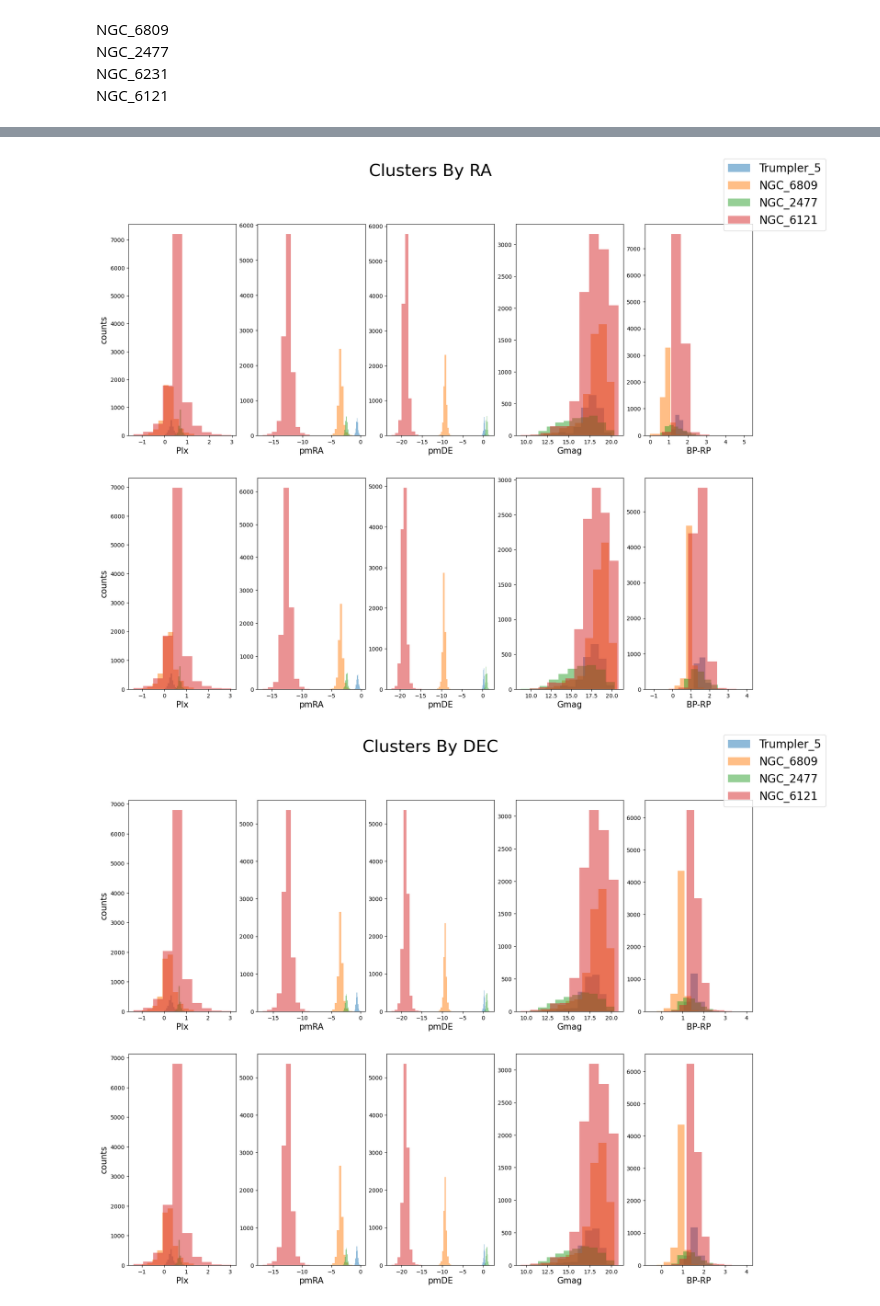
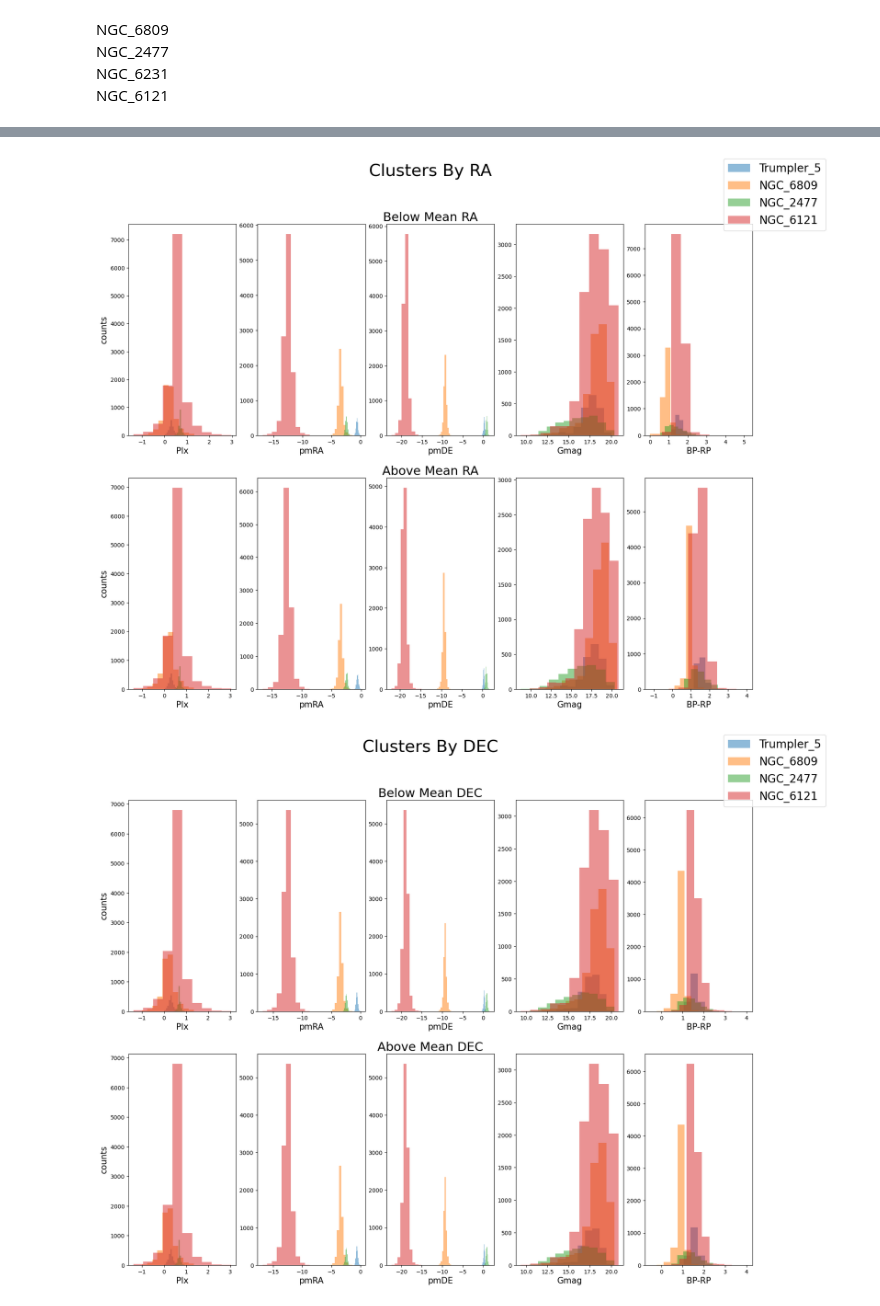
Before and after one commit to MantisShrimp2/Stat_Methods_2024, a Jupyter notebook: Assignment1/Karan_Kumar_A1.ipynb, the cells around one changed output, grey strips where cells are left out. Cells and saved outputs as stored; diff of their text form; code cells hidden in the pictures.

```diff
--- a/Assignment1/Karan_Kumar_A1.ipynb
+++ b/Assignment1/Karan_Kumar_A1.ipynb
@@ -378,7 +345,21 @@ clusterD = spatial('NGC_6121', stars)
 # %%
 def four_sample_cluster_histrograms():
+    '''Create 5 histrogram of four sampled clusters
+    Histograms will plot parameters Plx, pmRA, pmDE, Gmag, BP-RP in that order
+
+    input:
+    arrays of four clusters- each array has the parameters
+
+    variables:
+    cluster_list: list to store all sampled clusters
+
+    return:
+    2 X 5 histograms divided by Below and above mean RA
+    as well as by Below and above mean DEC
+
+    '''
     cluster_list = [clusterA, clusterB, clusterC, clusterD]
-    nclusters = 4
+    nclusters = len(cluster_list)
     nrows = 2
     ncols = 5
     fig, axes = plt.subplots(2, 5, figsize=(20, 15))
@@ -386,6 +367,8 @@ def four_sample_cluster_histrograms():
     data_labels = ['Plx', 'pmRA', 'pmDE', 'Gmag','BP-RP']
     bin_size = 20
     fig.suptitle('Clusters By RA', fontsize=30)
+    plt.figtext(0.5,0.90, 'Below Mean RA', ha="center", va="top", fontsize=22, color="k")
+    plt.figtext(0.5,0.48, "Above Mean RA", ha="center", va="top", fontsize=22, color="k")
     #plot the RA data
     for k in range(nclusters):
         for i in range(nrows): ## y dimension of grid
@@ -397,35 +380,35 @@ def four_sample_cluster_histrograms():
                     axes[i,j].hist(cluster_list[k][1][:,j],alpha=0.5)
                     axes[i,0].set_ylabel('counts',fontsize=15)
                     axes[i,j].set_xlabel(data_labels[j],fontsize=15)
                 if j == 0:
                     if i == j:
                        axes[i,j].set_ylabel('counts',fontsize=15)
     fig.legend(labels=label,fontsize=20)
     plt.show()
 
     #repeat for DEC
     fig, axes = plt.subplots(2, 5, figsize=(20, 15))
     bin_size = 20
     fig.suptitle('Clusters By DEC', fontsize=30)
+    plt.figtext(0.5,0.90, 'Below Mean DEC', ha="center", va="top", fontsize=22, color="k")
+    plt.figtext(0.5,0.48, "Above Mean DEC", ha="center", va="top", fontsize=22, color="k")
     for k in range(nclusters):
         for i in range(nrows): ## y dimension of grid
             for j in range(ncols): ## x dimension of grid
                 if i == 0:
                     axes[i,j].hist(cluster_list[k][2][:,j],alpha=0.5)
                     axes[i,j].set_xlabel(data_labels[j],fontsize=15)
                 if i ==1:
                     axes[i,j].hist(cluster_list[k][3][:,j],alpha=0.5)
                     axes[i,0].set_ylabel('counts',fontsize=15)
                     axes[i,j].set_xlabel(data_labels[j],fontsize=15)
                 if j == 0:
                     if i == j:
                        axes[i,j].set_ylabel('counts',fontsize=15)
     fig.legend(labels=label,fontsize=20)
-    # handles, labels = ax1.get_legend_handles_labels()
-    # fig.legend(handles, labels)
     plt.show()
-    return 0
+    return None
 cluster_plot = four_sample_cluster_histrograms()
 # %% [output]
-[figure, old version]
+[figure, new version]
-[figure, old version]
+[figure, new version]
```
Also changed, not shown: parts of 33 cells of this notebook.
